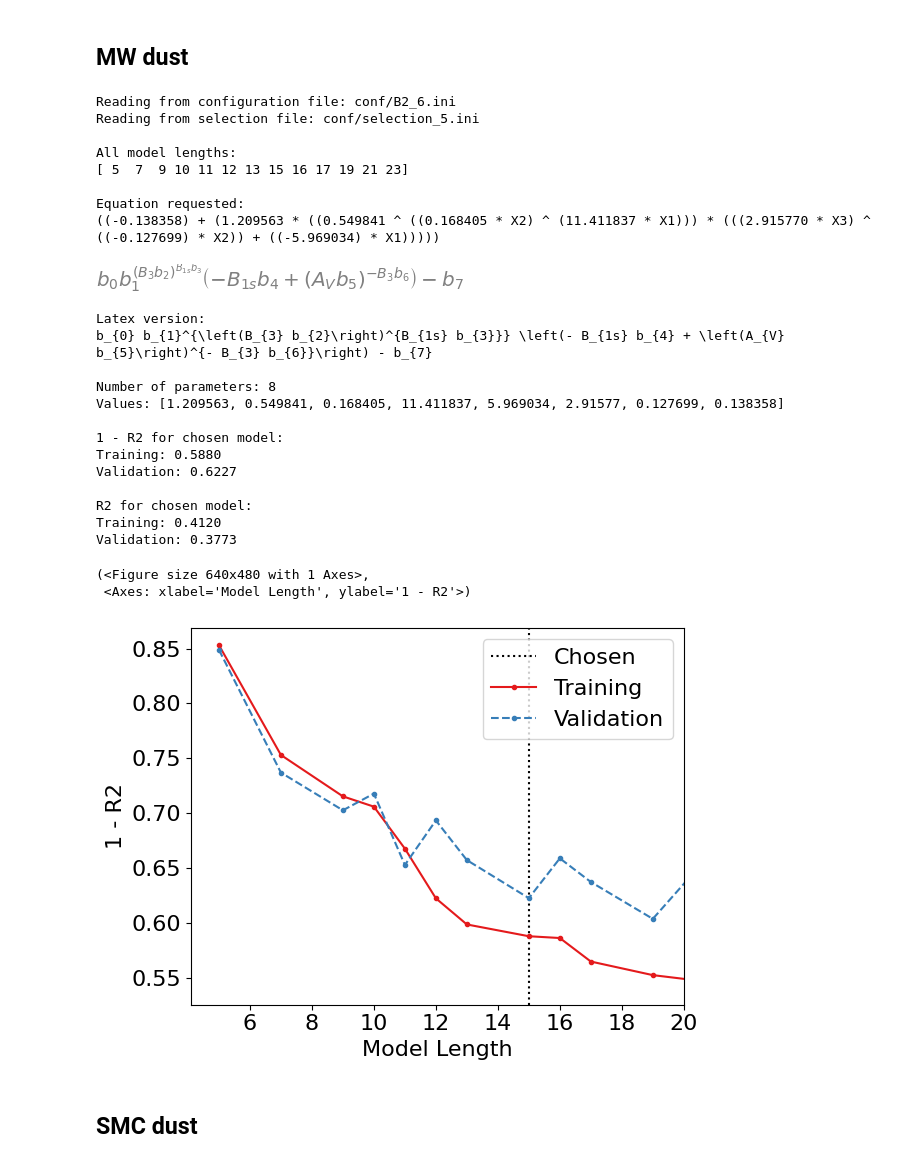
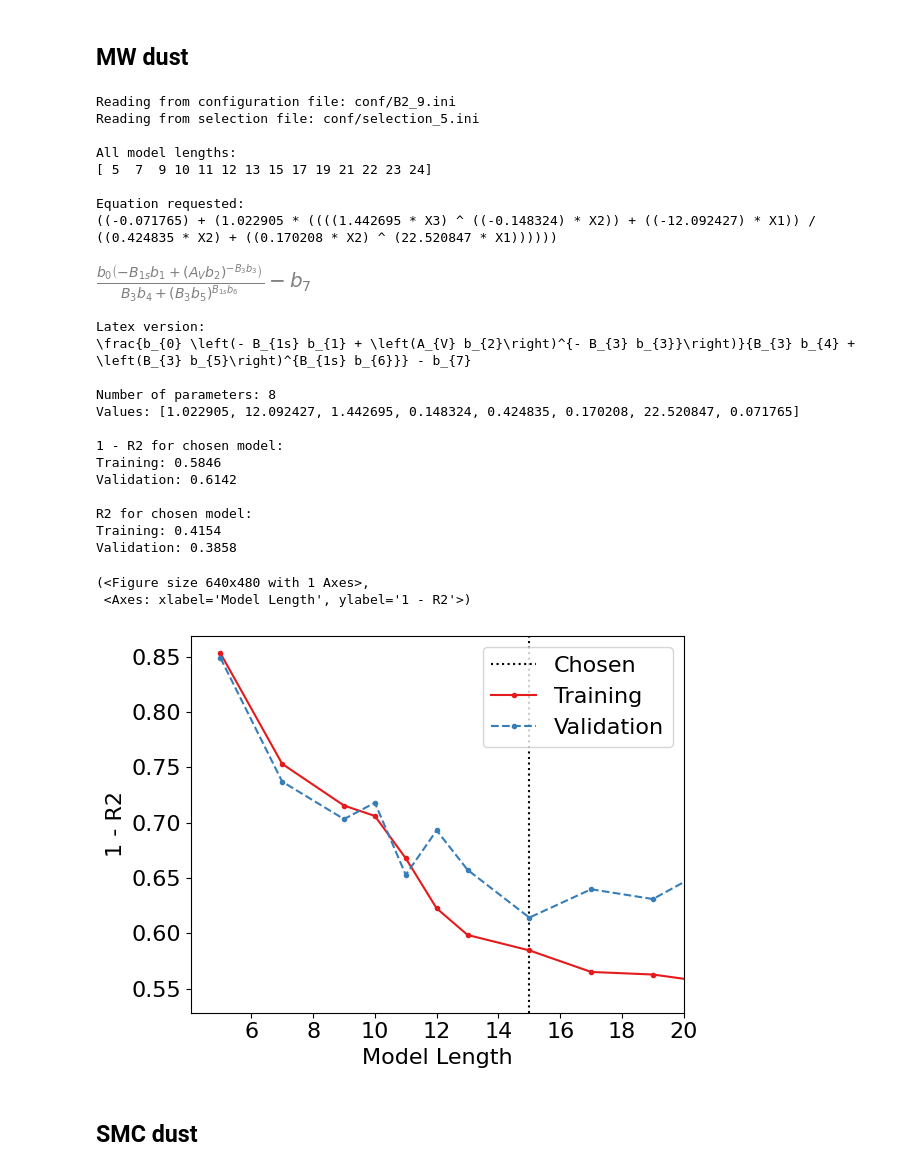
Before and after one commit to maho3/iob-attenuation, a Jupyter notebook: gal_props/gal_prop_results.ipynb, the cells around one changed output. Drawn from its saved outputs; the diff is of its cells as text; code cells hidden in the pictures.

```diff
--- a/gal_props/gal_prop_results.ipynb
+++ b/gal_props/gal_prop_results.ipynb
@@ -305,54 +265,40 @@ Searching for a function of other fit parameters specific to a given dust mixtur
 ## MW dust
 # %%
 ini_file = 'conf/B2_0.ini'; ilen = 15
-# ini_file = 'conf/B2_3.ini'; ilen = 15
+ini_file = 'conf/B2_3.ini'; ilen = 15
 
 # These runs don't depend on B0
 ini_file = 'conf/B2_6.ini'; ilen = 15
-# ini_file = 'conf/B2_9.ini'; ilen = None
-
-# B2_0.ini, ilen=15
-# R2 train = 0.4119
-# R2 val = 0.3769
-
-# B2_3.ini, ilen=15
-# R2 train = 0.4172
-# R2 val = 0.3887
-
-# B2_6.ini, ilen=15
-# R2 train = 0.4120
-# R2 val = 0.3773
-
-# NOTE: Almost no improvement in R2 if adding B0, so probably best to ignore it and just use B1, B3 and Av.
+ini_file = 'conf/B2_9.ini'; ilen = 15
 
 importlib.reload(processing_fun)
 processing_fun.plot_pareto(ini_file, ilen=ilen, yvar='R2', yscale='linear', loss_max=1.0)
 # %% [output]
-Reading from configuration file: conf/B2_6.ini
+Reading from configuration file: conf/B2_9.ini
 Reading from selection file: conf/selection_5.ini
 
 All model lengths:
-[ 5  7  9 10 11 12 13 15 16 17 19 21 23]
+[ 5  7  9 10 11 12 13 15 17 19 21 22 23 24]
 
 Equation requested:
-((-0.138358) + (1.209563 * ((0.549841 ^ ((0.168405 * X2) ^ (11.411837 * X1))) * (((2.915770 * X3) ^ ((-0.127699) * X2)) + ((-5.969034) * X1)))))
+((-0.071765) + (1.022905 * ((((1.442695 * X3) ^ ((-0.148324) * X2)) + ((-12.092427) * X1)) / ((0.424835 * X2) + ((0.170208 * X2) ^ (22.520847 * X1))))))
-[figure, old version]
+[figure, new version]
 Latex version:
-b_{0} b_{1}^{\left(B_{3} b_{2}\right)^{B_{1s} b_{3}}} \left(- B_{1s} b_{4} + \left(A_{V} b_{5}\right)^{- B_{3} b_{6}}\right) - b_{7}
+\frac{b_{0} \left(- B_{1s} b_{1} + \left(A_{V} b_{2}\right)^{- B_{3} b_{3}}\right)}{B_{3} b_{4} + \left(B_{3} b_{5}\right)^{B_{1s} b_{6}}} - b_{7}
 
 Number of parameters: 8
-Values: [1.209563, 0.549841, 0.168405, 11.411837, 5.969034, 2.91577, 0.127699, 0.138358]
+Values: [1.022905, 12.092427, 1.442695, 0.148324, 0.424835, 0.170208, 22.520847, 0.071765]
 
 1 - R2 for chosen model:
-Training: 0.5880
-Validation: 0.6227
+Training: 0.5846
+Validation: 0.6142
 
 R2 for chosen model:
-Training: 0.4120
-Validation: 0.3773
+Training: 0.4154
+Validation: 0.3858
 (<Figure size 640x480 with 1 Axes>,
  <Axes: xlabel='Model Length', ylabel='1 - R2'>)
-[figure, old version]
+[figure, new version]
 # %% [markdown]
 ## SMC dust
 # %%
```
Also changed, not shown: parts of 19 cells of this notebook, 37 other files.
